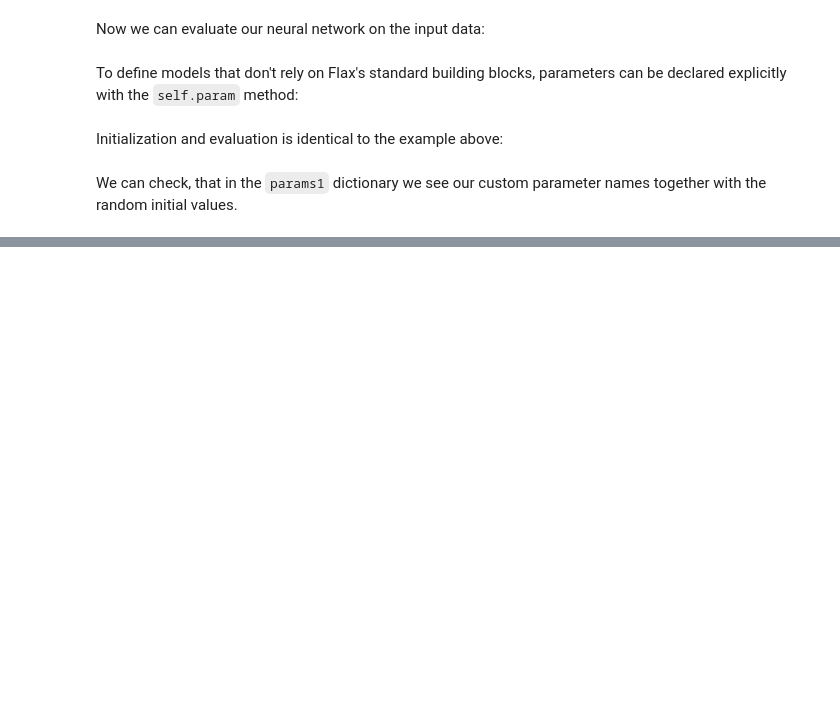
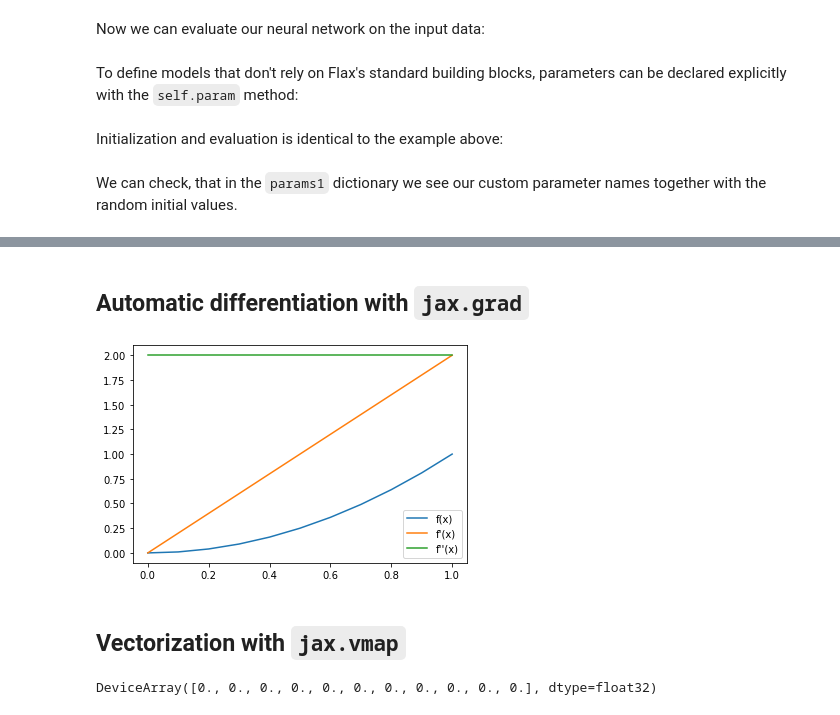
Before and after one commit to CRC183-summer-school/school_2021, a Jupyter notebook: notebooks/01_jax.ipynb, the cells around one changed output, grey strips where cells are left out. Drawn from its saved outputs; the diff is of its cells as text; code cells hidden in the pictures; blank space fills up the shorter version.

```diff
--- a/notebooks/01_jax.ipynb
+++ b/notebooks/01_jax.ipynb
@@ -173,0 +186,3 @@ params1
+# %%
+def f(x):
+    return x*x
@@ -173,0 +203,21 @@ params1
+# %% [markdown]
+## Automatic differentiation with `jax.grad`
+# %%
+df = jax.grad(f)
+ddf = jax.grad(jax.grad(f))
+# %%
+import matplotlib.pyplot as plt
+x_list = jnp.arange(0,1.
+                    1,.1)
+f_values = jnp.array([f(x) for x in x_list])
+df_values = jnp.array([df(x) for x in x_list])
+ddf_values = jnp.array([ddf(x) for x in x_list])
+
+plt.plot(x_list, f_values, label="f(x)")
+plt.plot(x_list, df_values, label="f'(x)")
+plt.plot(x_list, ddf_values, label="f''(x)")
+plt.legend();
+# %% [output]
+[figure, added]
+# %% [markdown]
+## Vectorization with `jax.vmap`
@@ -173,0 +226,10 @@ params1
+# %%
+x_list = jnp.arange(0,1.1,.1)
+
+df_values = jnp.array([df(x) for x in x_list])
+
+df_values_with_vmap = df_vmapd(x_list)
+
+df_values - df_values_with_vmap
+# %% [output]
+DeviceArray([0., 0., 0., 0., 0., 0., 0., 0., 0., 0., 0.], dtype=float32)
```
Also changed, not shown: parts of 9 cells of this notebook, 1 other file.
